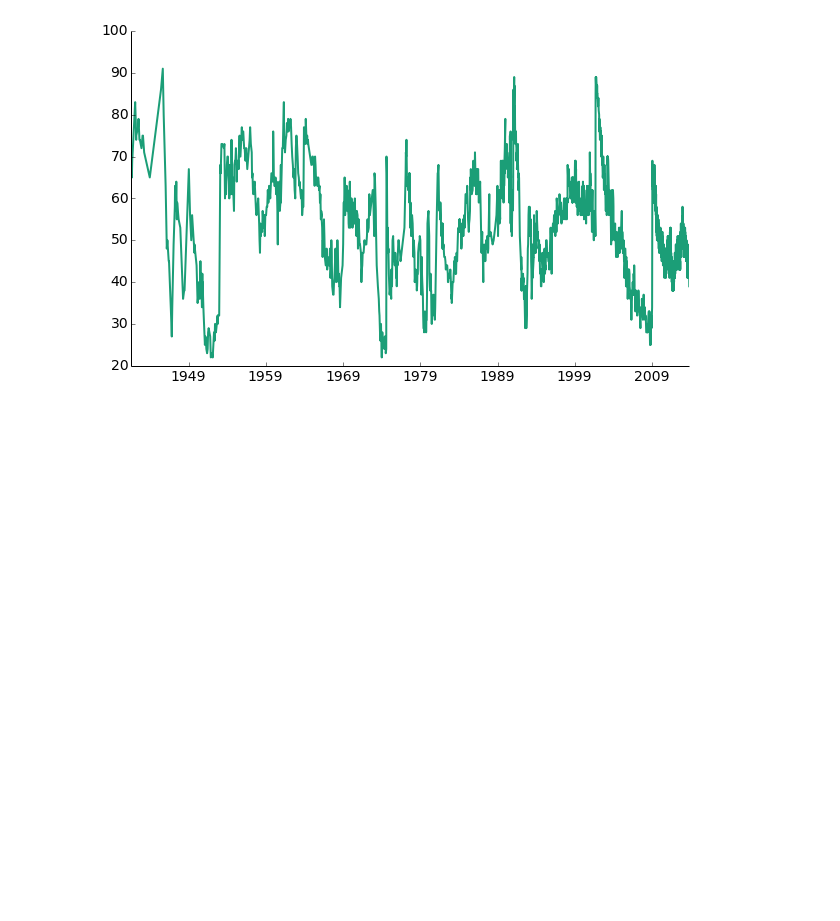
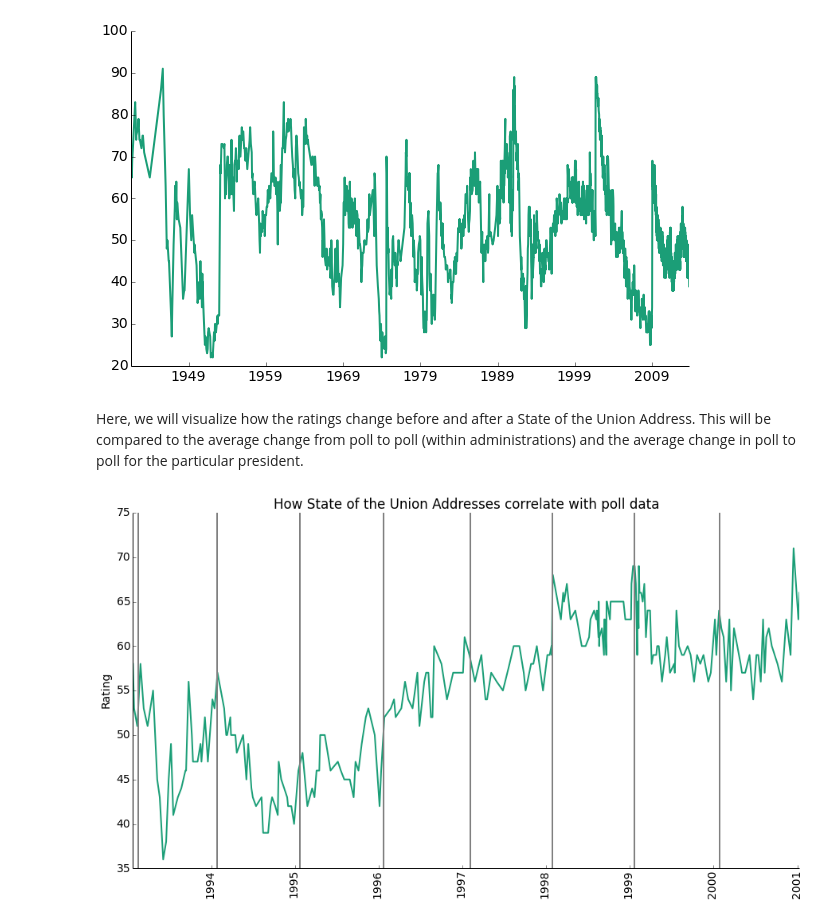
Before and after one commit to rlucioni/executive-evolution, a Jupyter notebook: cs109-project.ipynb, the cells around one changed output. Cells and saved outputs as stored; diff of their text form; code cells hidden in the pictures; blank space fills up the shorter version.

```diff
--- a/cs109-project.ipynb
+++ b/cs109-project.ipynb
@@ -122,3 +263,12 @@ def get_all_sotus():
 f = open('sotus.json')
 raw = f.read()
 sotus = json.loads(raw)
+# %%
+# load inaugural data into a dataframe and clean
+sotu_data = pd.DataFrame(sotus)
+dates = [dt.datetime.strptime(x,"%B %d, %Y") for x in sotu_data.date]
+parties = [get_party_from_name(x) for x in sotu_data.president]
+liked = [popular(x) for x in sotu_data
+sotu_data['date'] = dates
+sotu_data['party'] = parties
+sotu_data.head()
@@ -260,3 +480,5 @@ x = plt.plot(list(gallup.poll_begin), list(gallup.rating_approve))
 remove_border()
 # %% [output]
 [figure]
+# %% [markdown]
+Here, we will visualize how the ratings change before and after a State of the Union Address. This will be compared to the average change from poll to poll (within administrations) and the average change in poll to poll for the particular president.
@@ -262,0 +492,17 @@ remove_border()
+# %%
+def poll_individual(poll, data, president, title):
+    "Graphs the poll data for the president with bars for when speeches happened"
+    pdata = data[data.president == president]
+    ppoll = poll[poll.president == president]
+    plt.figure(figsize=(15,8))
+    x = plt.plot(list(ppoll.poll_begin), list(ppoll.rating_approve))
+    plt.xticks(rotation='vertical')
+    for date in pdata.date:
+        plt.axvline(x=date, ymax=80, color='grey')
+    plt.ylabel("Rating")
+    plt.title(title)
+    remove_border()
+# %%
+poll_individual(gallup, sotu_data, "William J. Clinton", "How State of the Union Addresses correlate with poll data")
+# %% [output]
+[figure, added]
```
Also changed, not shown: parts of 36 cells of this notebook.
